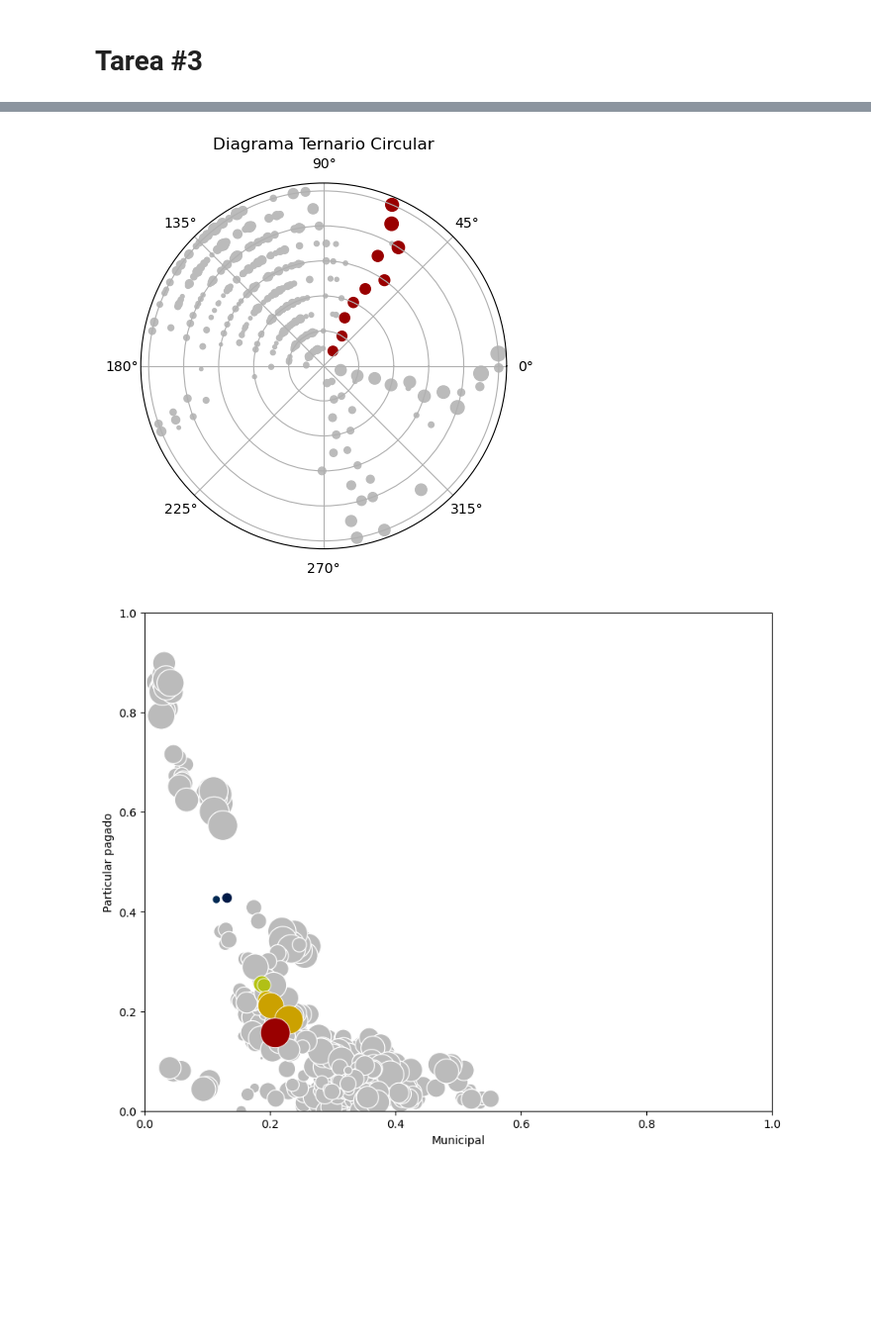
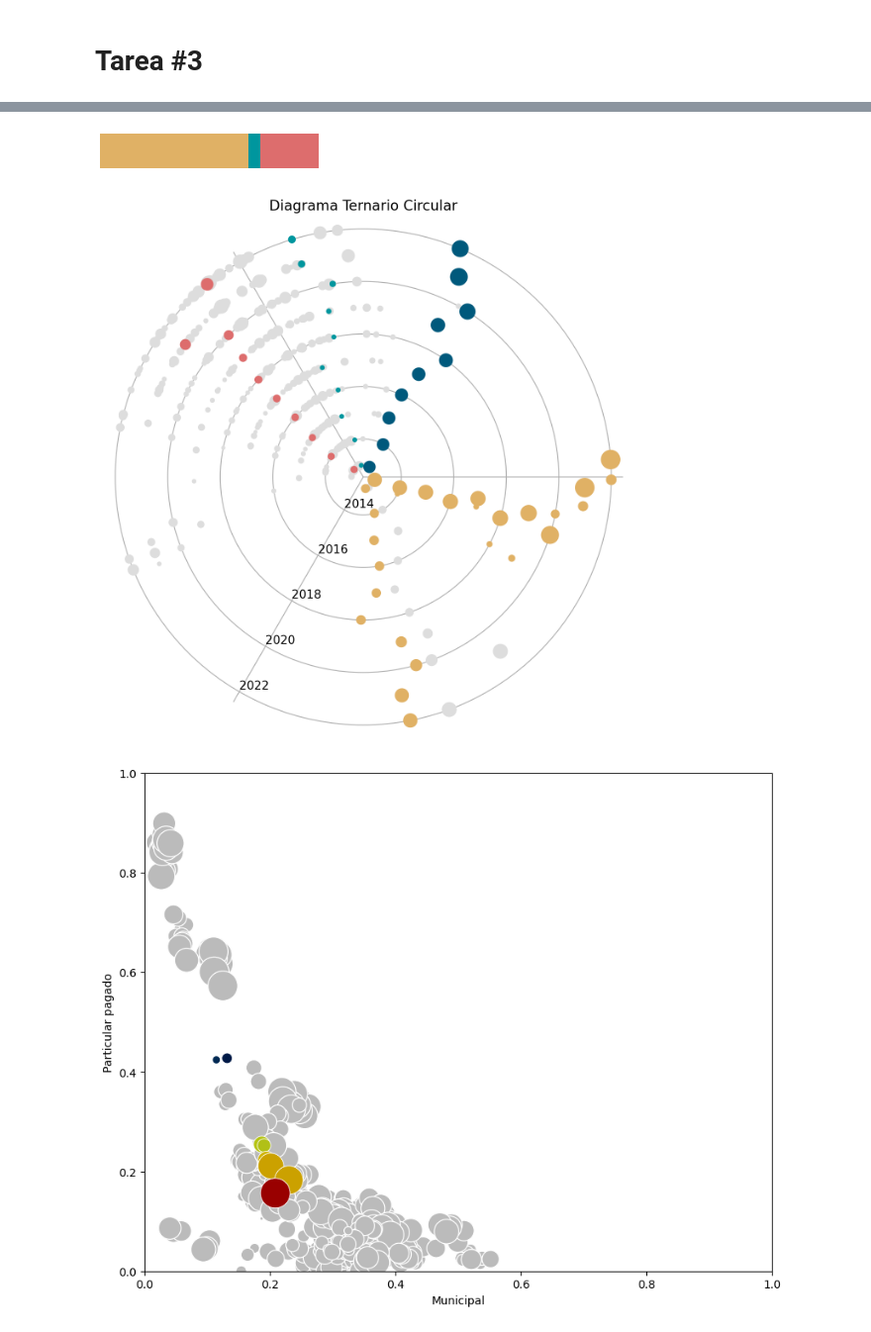
Before and after one commit to desareca/infovis-MDS_UDD, a Jupyter notebook: Tareas/Tarea 3/Tarea 3.ipynb, the cells around one changed output, grey strips where cells are left out. Shown at 99% size. Drawn from its saved outputs; the diff is of its cells as text; code cells hidden in the pictures; blank space fills up the shorter version.

```diff
--- a/Tareas/Tarea 3/Tarea 3.ipynb
+++ b/Tareas/Tarea 3/Tarea 3.ipynb
@@ -237,0 +168,6 @@ plt.show()
+# %%
+def rgba_to_hex(rgba):
+    r, g, b, a = rgba  # Extraemos los valores de RGBA
+    return '#{:02x}{:02x}{:02x}{:02x}'.format(int(r * 255), int(g * 255), int(b * 255), int(a * 255))
+
+rgba_to_hex(my_gradient(0))
@@ -238,3 +501,19 @@ plt.show()
+# %%
+fig, ax = plt.subplots(1,figsize=(6,1), dpi=50)
+
+df__ = df_admision_matricula_group[df_admision_matricula_group['UNIVERSIDAD']=='UNIVERSIDAD DEL DESARROLLO'].drop(columns='UNIVERSIDAD')
+#df__ = df_admision_matricula_group.sort_values('AÑO')
+
+df__['AÑO'] = df__['AÑO'].astype(int)
+df__ = df__.set_index('AÑO')
+df__ = pd.DataFrame(df__.mean()).T
+#plt.stackplot(df__.index, df__[df__.columns[1:-1]].T, labels=df__.columns[1:-1], colors=[colorPP_1, colorMun_1, colorBlue_1], alpha=0.9)
+ax.barh(df__.index, df__['Particular pagado'], label='Particular pagado', color=colorPP_1)
+ax.barh(df__.index, df__['Municipal'], left=df__['Particular pagado'] ,label='Municipal', color=colorMun_1)
+ax.barh(df__.index, df__['Particular subvencionado'], left=df__['Particular pagado']+df__['Municipal'],label='Particular subvencionado', color=colorPS_1)
+ax.set_axis_off()
+# %% [output]
+[figure, added]
 # %%
 # Datos de ejemplo (A, B, C) que suman 1
 #data = df_admision_matricula_group[~df_admision_matricula_group['UNIVERSIDAD'].isin(uni)][['Municipal', 'Particular pagado', 'Particular subvencionado']]\
@@ -243,49 +522,59 @@ plt.show()
 # Convertir las tripletas a ángulos (en radianes)
 # Puedes asignar a cada eje (A, B, C) un ángulo, por ejemplo: A -> 0°, B -> 120°, C -> 240°
 angles = np.array([0, -2*np.pi/3, 4*np.pi/3])
 
 # Función para proyectar en coordenadas polares
 def ternary_to_polar(triplet):
     return np.dot(triplet, angles)
 
 def scatter_ternary(data_angles, data_radius, ax, color, size):
     polar_angles = np.apply_along_axis(ternary_to_polar, 1, data_angles)
     ax.scatter(polar_angles, data_radius, color=color, s=size)
 
-
 # Graficar en coordenadas polares
-fig = plt.figure()
+fig = plt.figure(figsize=(10,8), dpi=200)
 ax = fig.add_subplot(111, polar=True)
 
+ax.set_thetagrids(range(0, 360, 120), labels=[])
+ax.set_rgrids([k*2 for k in range(7)], angle=-120, labels=[k*2 +2012 if k>0 else "" for k in range(7)])
+ax.set_axisbelow(True)
+
 uni = ['PONTIFICIA UNIVERSIDAD CATOLICA DE CHILE', 'UNIVERSIDAD DE LA FRONTERA', 'UNIVERSIDAD DEL DESARROLLO', 'UNIVERSIDAD DE LOS ANDES', 'UNIVERSIDAD DE LOS LAGOS', 'UNIVERSIDAD DE CHILE']
-uni = ['UNIVERSIDAD DE CHILE']
+col_uni = [
+    rgba_to_hex(colorPP_1),
+    rgba_to_hex(colorPS_1),
+    rgba_to_hex(colorPP_1),
+    rgba_to_hex(colorPP_1),
+    rgba_to_hex(colorMun_1),
+    rgba_to_hex(colorGen_1),
+    ]
 
 data_angles = df_admision_matricula_group[~df_admision_matricula_group['UNIVERSIDAD'].isin(uni)][['Municipal', 'Particular pagado', 'Particular subvencionado']]\
     .apply(lambda x: (x['Municipal'], x['Particular pagado'], x['Particular subvencionado']), axis=1).tolist()
 
 data_radius = df_admision_matricula_group[~df_admision_matricula_group['UNIVERSIDAD'].isin(uni)]['AÑO']-2013
 data_size = df_admision_matricula_group[~df_admision_matricula_group['UNIVERSIDAD'].isin(uni)]['PROMEDIO_NOTAS']-5
 
-scatter_ternary(data_angles, data_radius, ax, color='#bbbbbb', size=np.exp(data_size*3))
+scatter_ternary(data_angles, data_radius, ax, color='#dddddd', size=np.exp(data_size*3.5))
+
+for k in range(len(uni)):
+    data_angles = df_admision_matricula_group[df_admision_matricula_group['UNIVERSIDAD']==uni[k]][['Municipal', 'Particular pagado', 'Particular subvencionado']]\
+        .apply(lambda x: (x['Municipal'], x['Particular pagado'], x['Particular subvencionado']), axis=1).tolist()
+
+    data_radius = df_admision_matricula_group[df_admision_matricula_group['UNIVERSIDAD']==uni[k]]['AÑO']-2013
+    data_size = df_admision_matricula_group[df_admision_matricula_group['UNIVERSIDAD']==uni[k]]['PROMEDIO_NOTAS']-5
+
+    scatter_ternary(data_angles, data_radius, ax, color=col_uni[k], size=np.exp(data_size*3.5))
 
 
-data_angles = df_admision_matricula_group[df_admision_matricula_group['UNIVERSIDAD'].isin(uni)][['Municipal', 'Particular pagado', 'Particular subvencionado']]\
-    .apply(lambda x: (x['Municipal'], x['Particular pagado'], x['Particular subvencionado']), axis=1).tolist()
+ax.set_title("Diagrama Ternario Circular")
 
-data_radius = df_admision_matricula_group[df_admision_matricula_group['UNIVERSIDAD'].isin(uni)]['AÑO']-2013
-data_size = df_admision_matricula_group[df_admision_matricula_group['UNIVERSIDAD'].isin(uni)]['PROMEDIO_NOTAS']-5
-
-scatter_ternary(data_angles, data_radius, ax, color='#990000', size=np.exp(data_size*3))
-
-
-# Configuración estética
-ax.set_yticklabels([])  # No mostrar etiquetas de radio
-ax.set_title("Diagrama Ternario Circular")
+ax.spines[:].set_visible(False)
 
 # Mostrar gráfico
 plt.show()
 # %% [output]
-[figure, old version]
+[figure, new version]
 # %%
 fig, ax = plt.subplots(figsize=(10,8))
 
```
Also changed, not shown: parts of 18 cells of this notebook.
